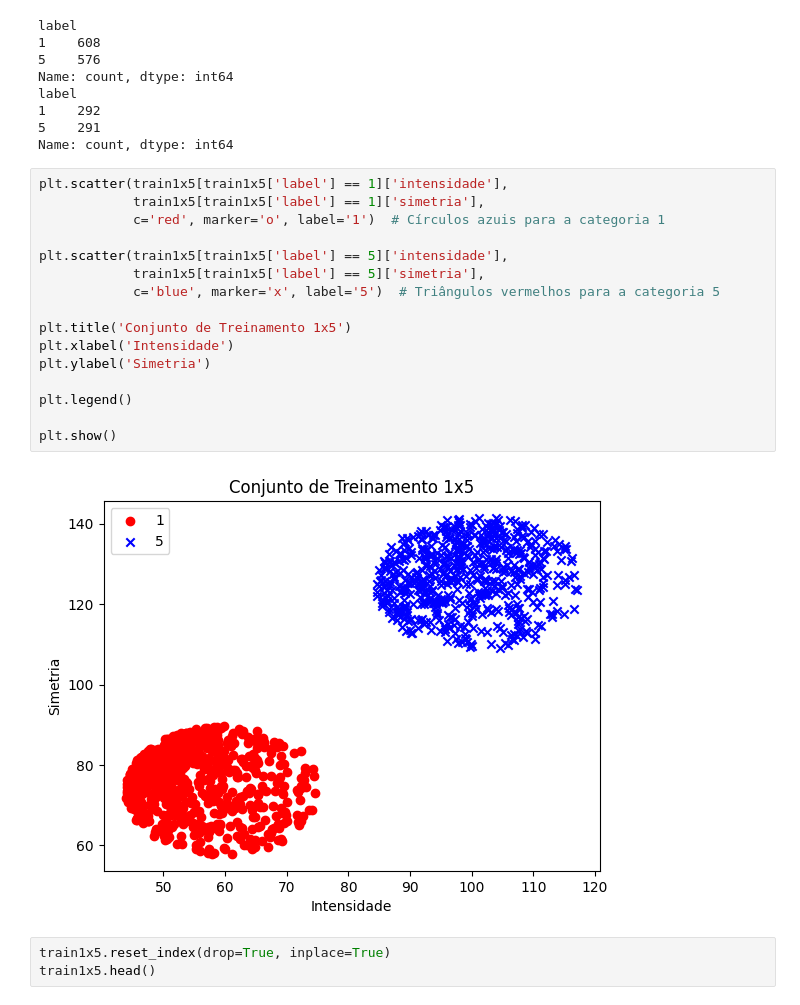
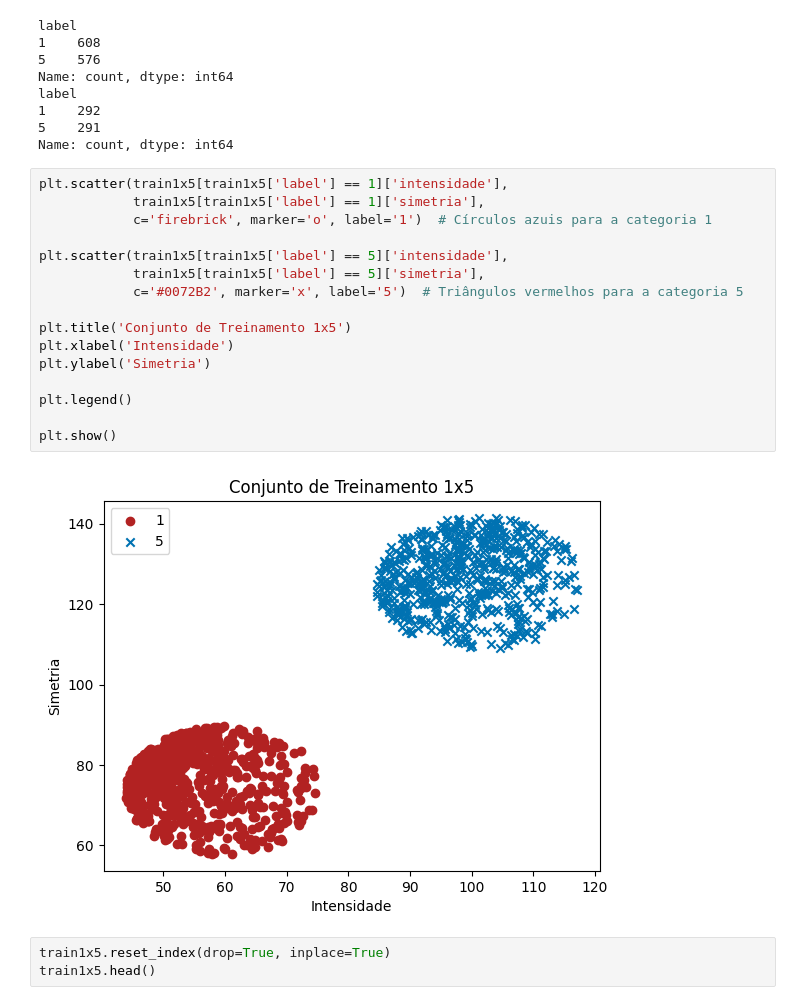
Before and after one commit to mariabandeira/Reconhecimento-de-Digitos, a Jupyter notebook: MiniProjeto_ML-3_2.ipynb, the cells around one changed output. Cells and saved outputs as stored; diff of their text form.

```diff
--- a/MiniProjeto_ML-3_2.ipynb
+++ b/MiniProjeto_ML-3_2.ipynb
@@ -51,21 +53,21 @@ Name: count, dtype: int64
 # %%
 plt.scatter(train1x5[train1x5['label'] == 1]['intensidade'],
             train1x5[train1x5['label'] == 1]['simetria'],
-            c='red', marker='o', label='1')  # Círculos azuis para a categoria 1
+            c='firebrick', marker='o', label='1')  # Círculos azuis para a categoria 1
 
 plt.scatter(train1x5[train1x5['label'] == 5]['intensidade'],
             train1x5[train1x5['label'] == 5]['simetria'],
-            c='blue', marker='x', label='5')  # Triângulos vermelhos para a categoria 5
+            c='#0072B2', marker='x', label='5')  # Triângulos vermelhos para a categoria 5
 
 plt.title('Conjunto de Treinamento 1x5')
 plt.xlabel('Intensidade')
 plt.ylabel('Simetria')
 
 plt.legend()
 
 plt.show()
 # %% [output]
-[figure, old version]
+[figure, new version]
 # %%
 train1x5.reset_index(drop=True, inplace=True)
 train1x5.head()
```
Also changed, not shown: parts of 7 cells of this notebook.
